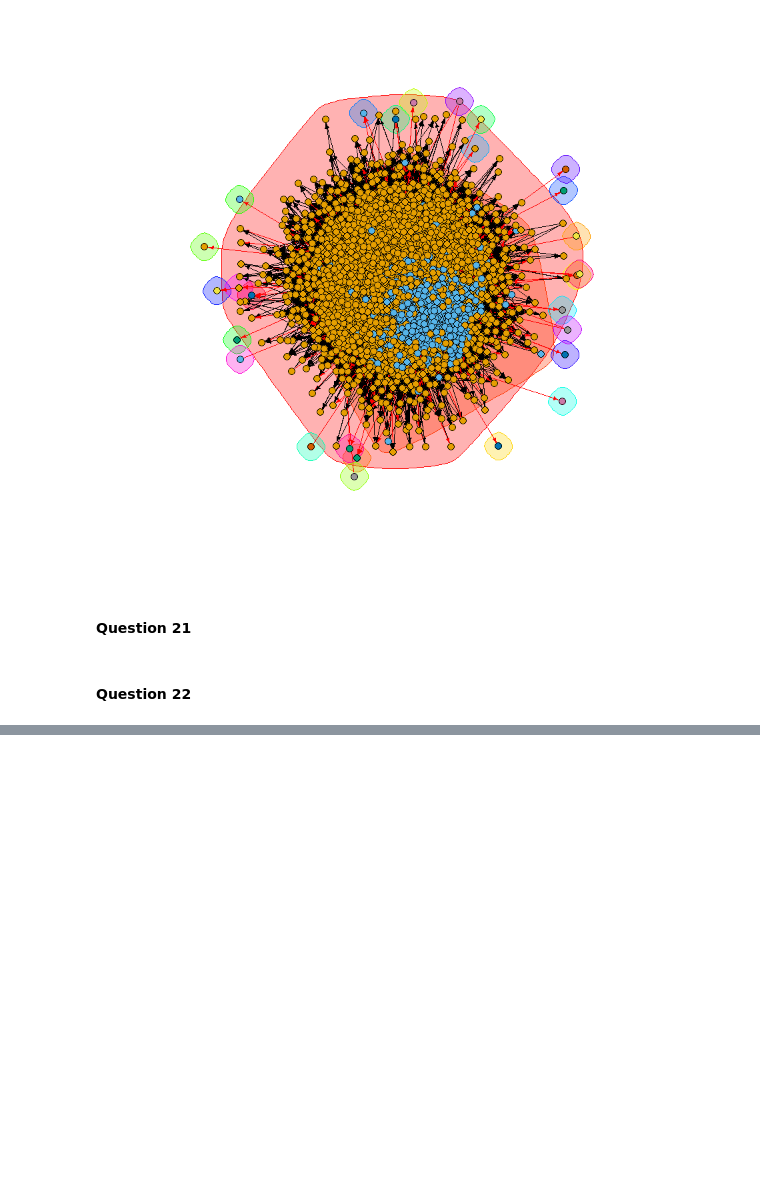
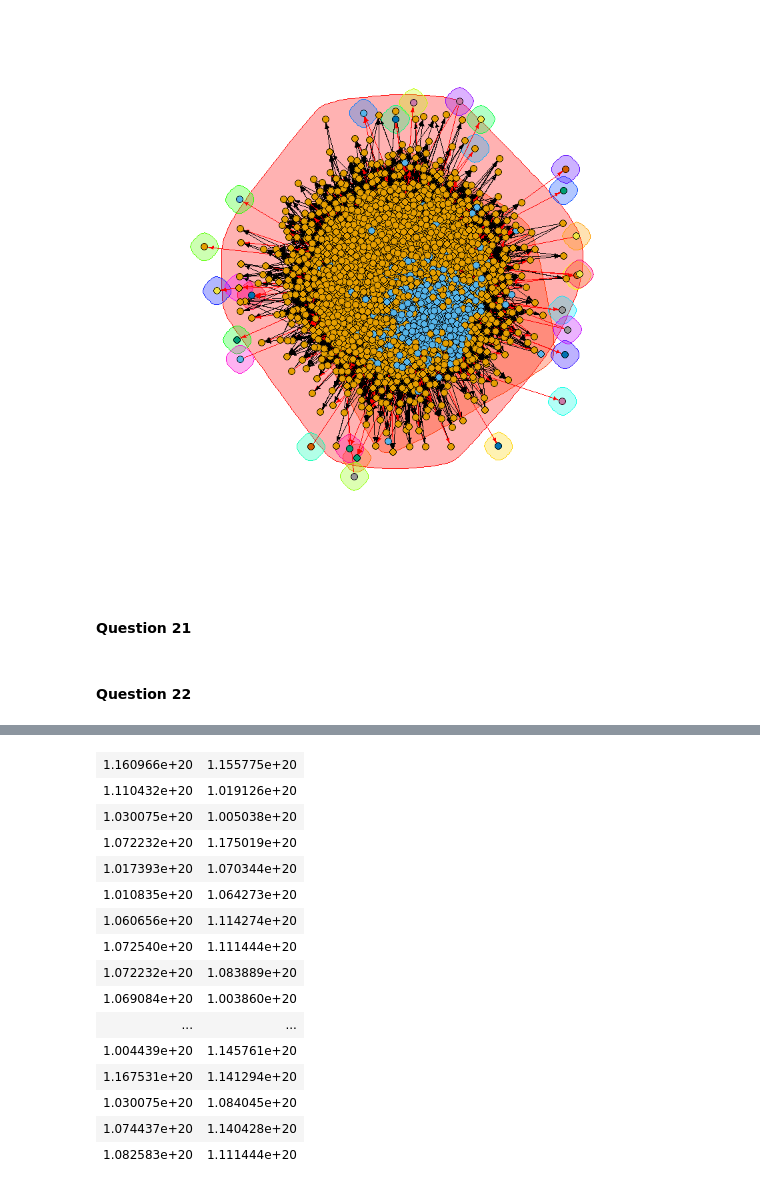
Before and after one commit to popo0293/232-P2, a Jupyter notebook: Part2.ipynb, the cells around one changed output, grey strips where cells are left out. Cells and saved outputs as stored; diff of their text form; code cells hidden in the pictures; blank space fills up the shorter version.

```diff
--- a/Part2.ipynb
+++ b/Part2.ipynb
@@ -211,0 +198,24 @@ for (i in 1:length(egoNodes))
+# %%
+file2plot <- paste("gplus/", node2plot[1], sep="")
+edge_file <- paste(file2plot, ".edges", sep="")
+edge_list <- scan(edge_file, what=numeric())
+edge_list <- matrix(edge_list, ncol = 2, byrow = TRUE)
+# %%
+edge_list
+# %% [output]
+| 1.160966e+20 | 1.155775e+20 |
+| 1.110432e+20 | 1.019126e+20 |
+| 1.030075e+20 | 1.005038e+20 |
+| 1.072232e+20 | 1.175019e+20 |
+| 1.017393e+20 | 1.070344e+20 |
+| 1.010835e+20 | 1.064273e+20 |
+| 1.060656e+20 | 1.114274e+20 |
+| 1.072540e+20 | 1.111444e+20 |
+| 1.072232e+20 | 1.083889e+20 |
+| 1.069084e+20 | 1.003860e+20 |
+| ... | ... |
+| 1.004439e+20 | 1.145761e+20 |
+| 1.167531e+20 | 1.141294e+20 |
+| 1.030075e+20 | 1.084045e+20 |
+| 1.074437e+20 | 1.140428e+20 |
+| 1.082583e+20 | 1.111444e+20 |
```
Also changed, not shown: parts of 7 cells of this notebook.
